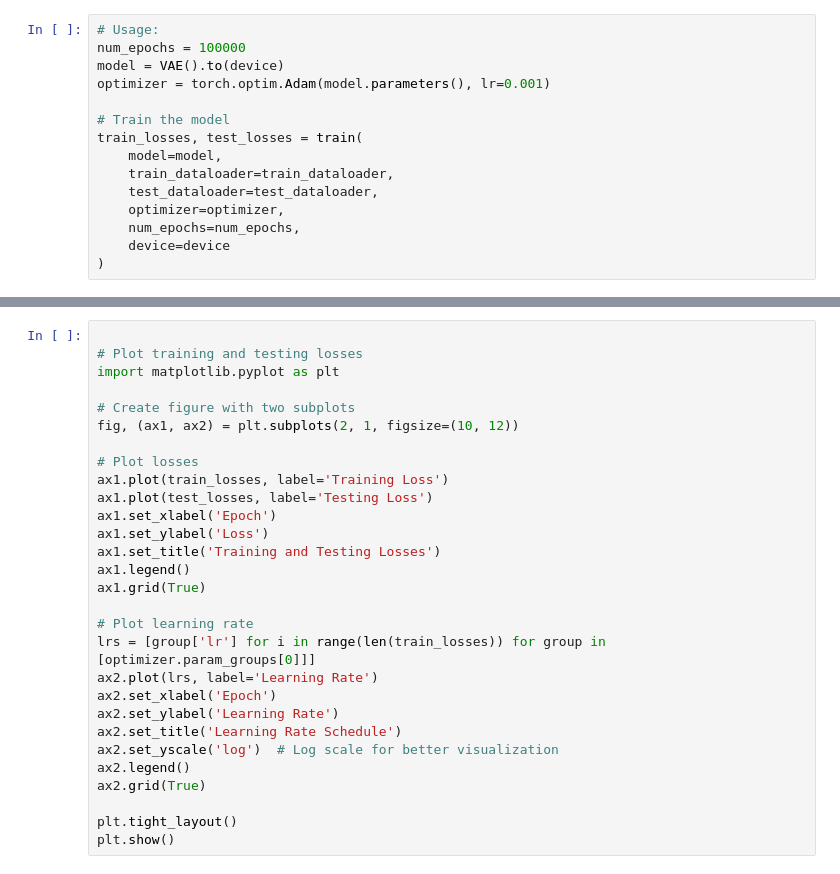
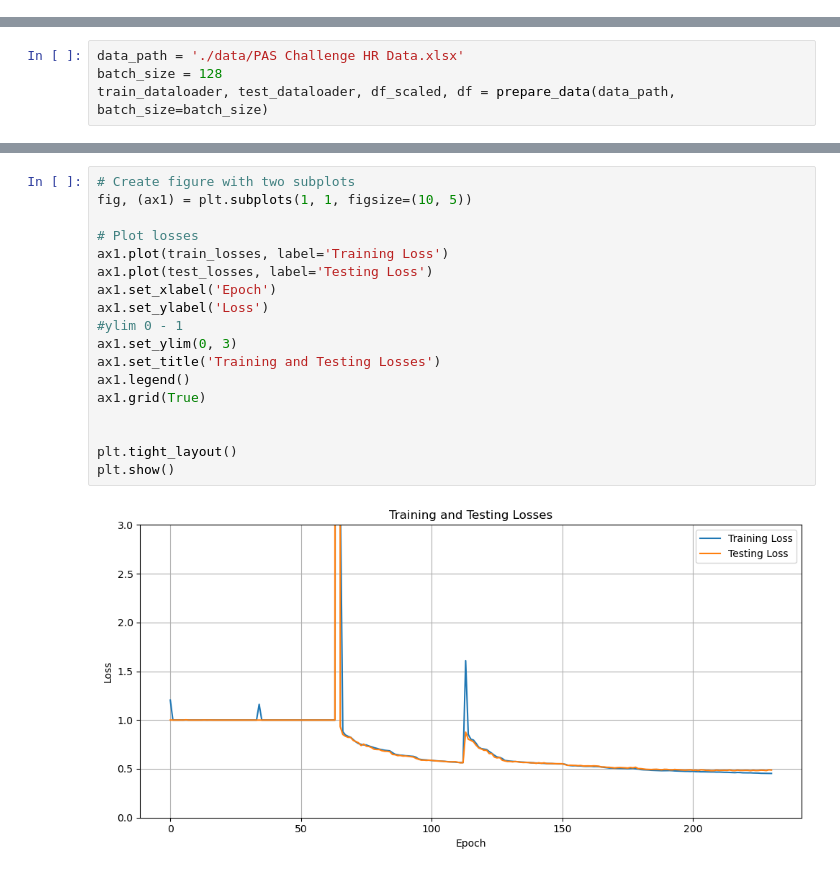
Before and after one commit to JiaxingQiu/llm_nicu_vitalsigns, a Jupyter notebook: script/VAE/main_linear_large.ipynb, the cells around one changed output, grey strips where cells are left out. Saved outputs shown, nothing was run; the diff lists cells and outputs as text.

```diff
--- a/script/VAE/ts_vae_linear_small.ipynb
+++ b/script/VAE/main_linear_large.ipynb
@@ -294,15 +0,0 @@ def train(model, train_dataloader, test_dataloader, optimizer, num_epochs, devic
-# %%
-# Usage:
-num_epochs = 100000
-model = VAE().to(device)
-optimizer = torch.optim.Adam(model.parameters(), lr=0.001)
-
-# Train the model
-train_losses, test_losses = train(
-    model=model,
-    train_dataloader=train_dataloader,
-    test_dataloader=test_dataloader,
-    optimizer=optimizer,
-    num_epochs=num_epochs,
-    device=device
-)
@@ -326,0 +13,4 @@ Epoch [65/100000]
+# %%
+data_path = './data/PAS Challenge HR Data.xlsx'
+batch_size = 128
+train_dataloader, test_dataloader, df_scaled, df = prepare_data(data_path, batch_size=batch_size)
@@ -327,29 +49,20 @@ Epoch [65/100000]
 # %%
-
-# Plot training and testing losses
-import matplotlib.pyplot as plt
-
 # Create figure with two subplots
-fig, (ax1, ax2) = plt.subplots(2, 1, figsize=(10, 12))
+fig, (ax1) = plt.subplots(1, 1, figsize=(10, 5))
 
 # Plot losses
 ax1.plot(train_losses, label='Training Loss')
 ax1.plot(test_losses, label='Testing Loss')
 ax1.set_xlabel('Epoch')
 ax1.set_ylabel('Loss')
+#ylim 0 - 1
+ax1.set_ylim(0, 3)
 ax1.set_title('Training and Testing Losses')
 ax1.legend()
 ax1.grid(True)
 
-# Plot learning rate
-lrs = [group['lr'] for i in range(len(train_losses)) for group in [optimizer.param_groups[0]]]
-ax2.plot(lrs, label='Learning Rate')
-ax2.set_xlabel('Epoch')
-ax2.set_ylabel('Learning Rate')
-ax2.set_title('Learning Rate Schedule')
-ax2.set_yscale('log')  # Log scale for better visualization
-ax2.legend()
-ax2.grid(True)
 
 plt.tight_layout()
 plt.show()
+# %% [output]
+[figure, added]
```
Also changed, not shown: parts of 10 cells of this notebook, 12 other files.
